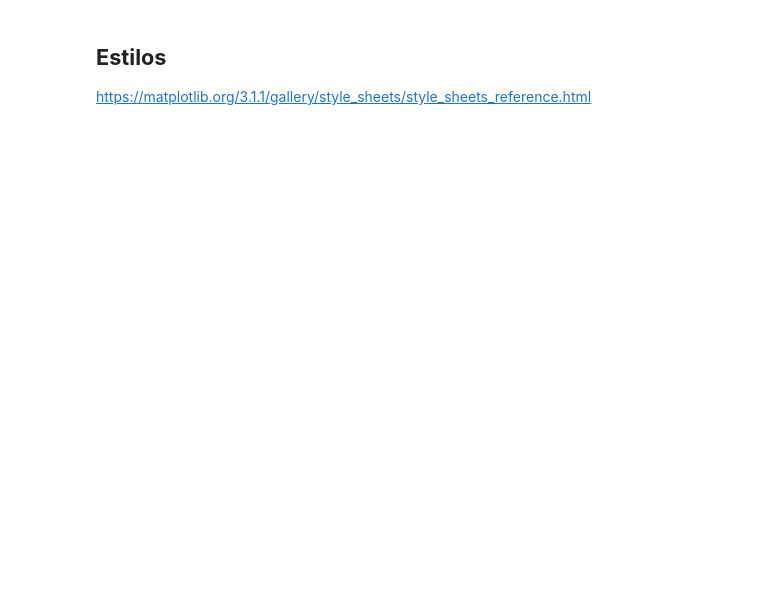
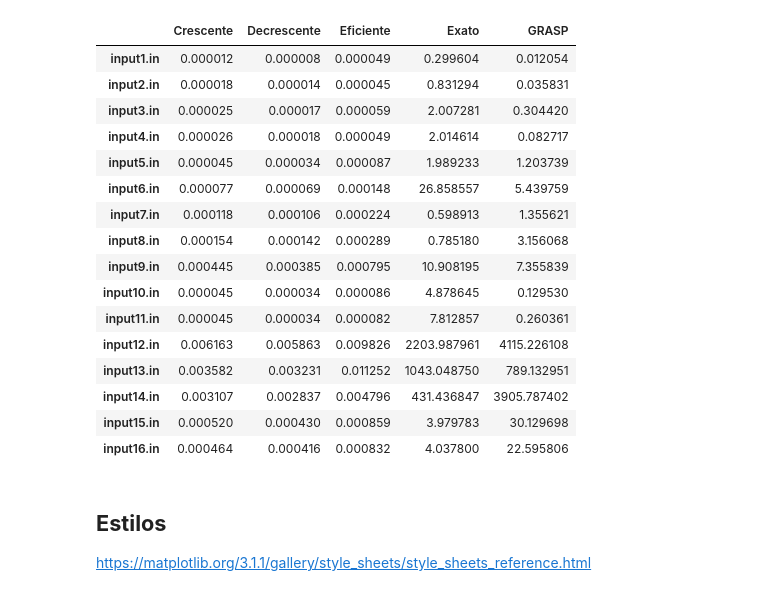
Before and after one commit to danbailo/T1-Teoria-Computacao, a Jupyter notebook: src/Trabalho 1 - Teoria da Computação.ipynb, the cells around one changed output. Cells and saved outputs as stored; diff of their text form; code cells hidden in the pictures; blank space fills up the shorter version.

```diff
--- a/src/Trabalho 1 - Teoria da Computação.ipynb
+++ b/src/Trabalho 1 - Teoria da Computação.ipynb
@@ -27,3 +39,23 @@ df
+# %%
+time
+# %% [output]
+|  | Crescente | Decrescente | Eficiente | Exato | GRASP |
+| input1.in | 0.000012 | 0.000008 | 0.000049 | 0.299604 | 0.012054 |
+| input2.in | 0.000018 | 0.000014 | 0.000045 | 0.831294 | 0.035831 |
+| input3.in | 0.000025 | 0.000017 | 0.000059 | 2.007281 | 0.304420 |
+| input4.in | 0.000026 | 0.000018 | 0.000049 | 2.014614 | 0.082717 |
+| input5.in | 0.000045 | 0.000034 | 0.000087 | 1.989233 | 1.203739 |
+| input6.in | 0.000077 | 0.000069 | 0.000148 | 26.858557 | 5.439759 |
+| input7.in | 0.000118 | 0.000106 | 0.000224 | 0.598913 | 1.355621 |
+| input8.in | 0.000154 | 0.000142 | 0.000289 | 0.785180 | 3.156068 |
+| input9.in | 0.000445 | 0.000385 | 0.000795 | 10.908195 | 7.355839 |
+| input10.in | 0.000045 | 0.000034 | 0.000086 | 4.878645 | 0.129530 |
+| input11.in | 0.000045 | 0.000034 | 0.000082 | 7.812857 | 0.260361 |
+| input12.in | 0.006163 | 0.005863 | 0.009826 | 2203.987961 | 4115.226108 |
+| input13.in | 0.003582 | 0.003231 | 0.011252 | 1043.048750 | 789.132951 |
+| input14.in | 0.003107 | 0.002837 | 0.004796 | 431.436847 | 3905.787402 |
+| input15.in | 0.000520 | 0.000430 | 0.000859 | 3.979783 | 30.129698 |
+| input16.in | 0.000464 | 0.000416 | 0.000832 | 4.037800 | 22.595806 |
 # %% [markdown]
 ## **Estilos**
 
```
Also changed, not shown: parts of 12 cells of this notebook.
